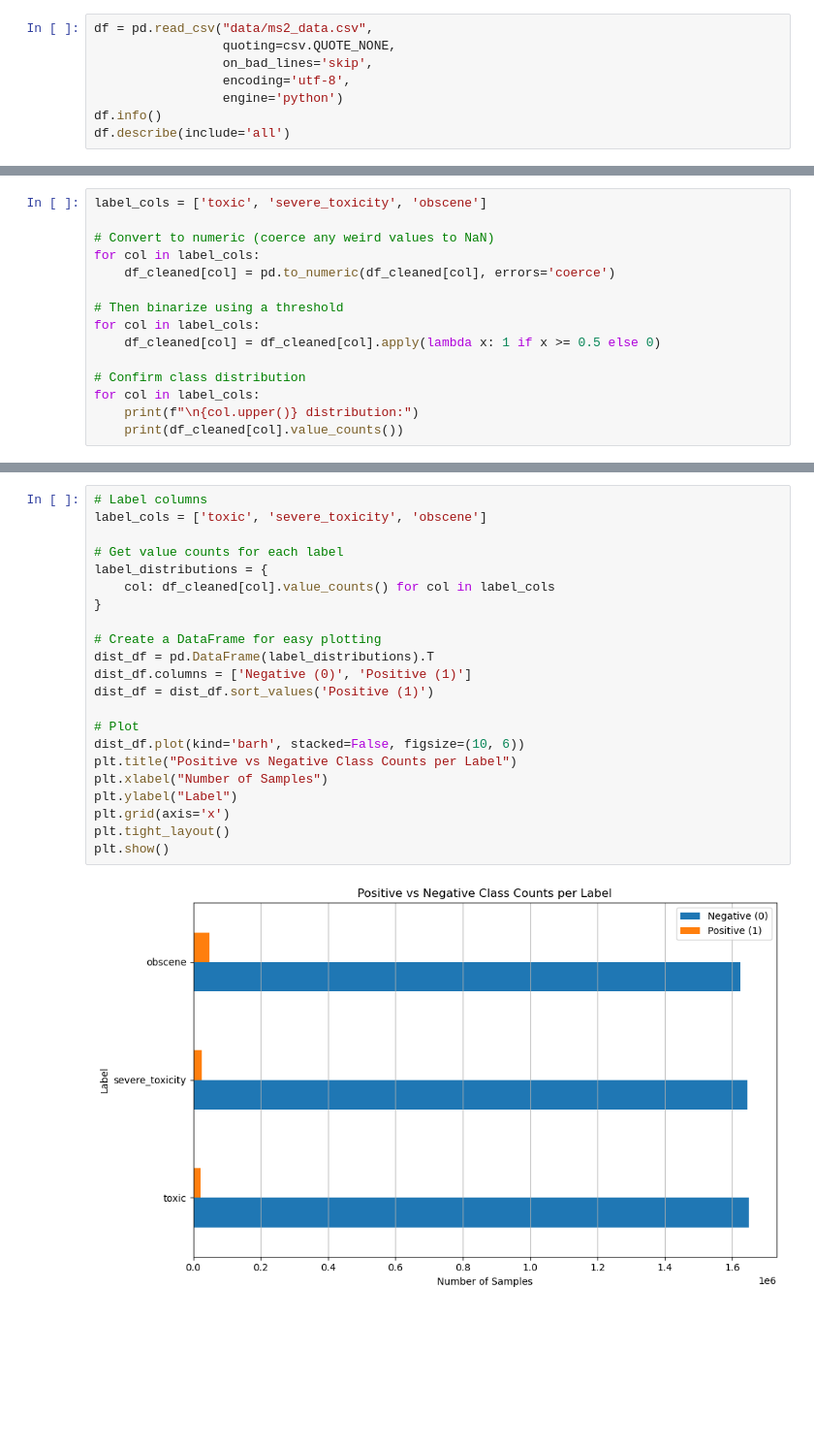
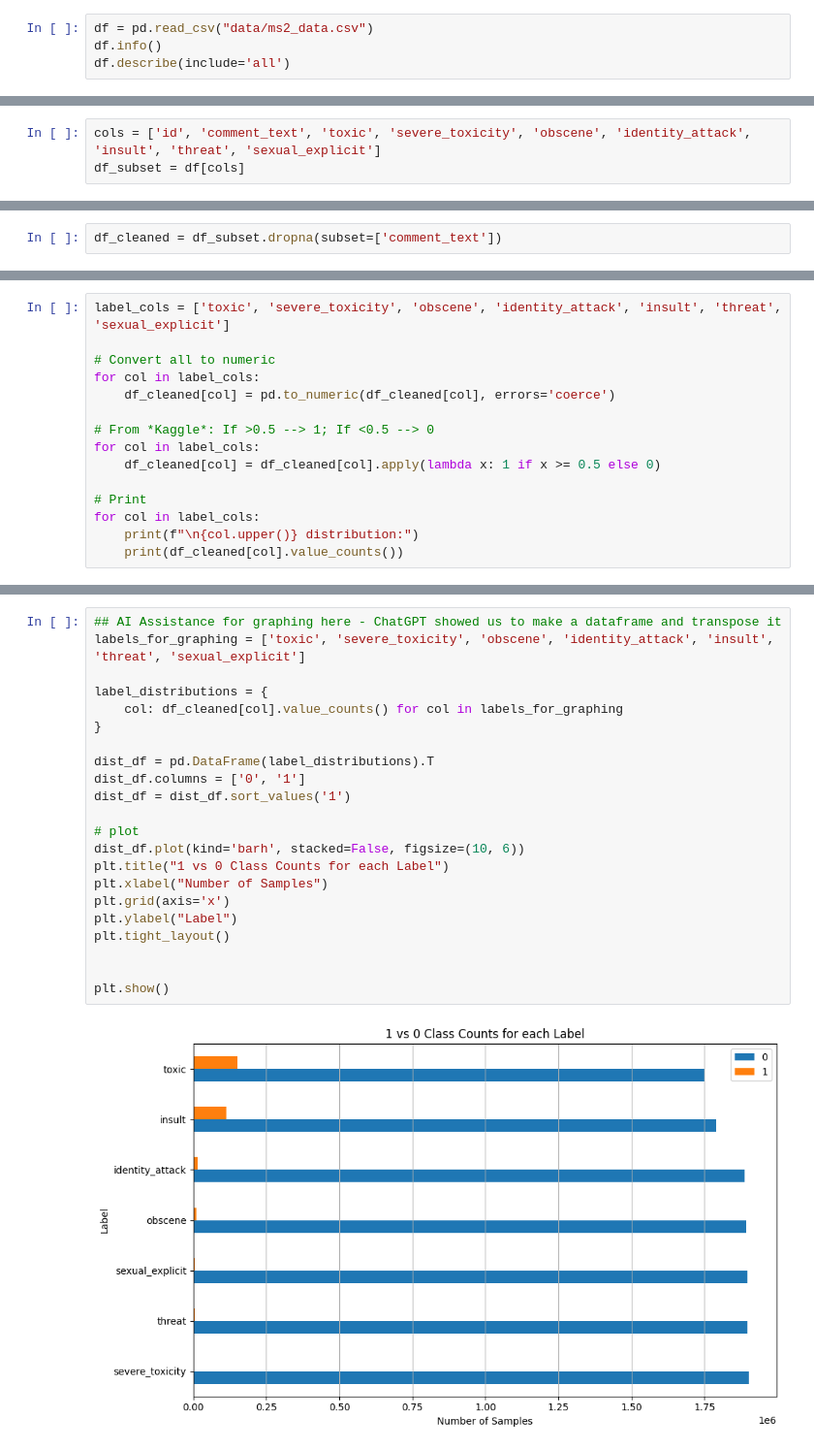
Before and after one commit to thexuanngu/toxicity, a Jupyter notebook: ms2.ipynb, the cells around one changed output, grey strips where cells are left out. Shown at 97% size. Drawn from its saved outputs; the diff is of its cells as text; blank space fills up the shorter version.

```diff
--- a/ms2.ipynb
+++ b/ms2.ipynb
@@ -15,9 +36,5 @@ import os
 # %%
-df = pd.read_csv("data/ms2_data.csv",
-                 quoting=csv.QUOTE_NONE,
-                 on_bad_lines='skip',
-                 encoding='utf-8',
-                 engine='python')
+df = pd.read_csv("data/ms2_data.csv")
 df.info()
 df.describe(include='all')
 # %% [output]
@@ -174,0 +118,3 @@ Final cleaned dataset shape: (1671781, 11)
+# %%
+cols = ['id', 'comment_text', 'toxic', 'severe_toxicity', 'obscene', 'identity_attack', 'insult', 'threat', 'sexual_explicit']
+df_subset = df[cols]
@@ -174,0 +150,2 @@ Final cleaned dataset shape: (1671781, 11)
+# %%
+df_cleaned = df_subset.dropna(subset=['comment_text'])
@@ -175,15 +158,15 @@ Final cleaned dataset shape: (1671781, 11)
 # %%
-label_cols = ['toxic', 'severe_toxicity', 'obscene']
+label_cols = ['toxic', 'severe_toxicity', 'obscene', 'identity_attack', 'insult', 'threat', 'sexual_explicit']
 
-# Convert to numeric (coerce any weird values to NaN)
+# Convert all to numeric
 for col in label_cols:
     df_cleaned[col] = pd.to_numeric(df_cleaned[col], errors='coerce')
 
-# Then binarize using a threshold
+# From *Kaggle*: If >0.5 --> 1; If <0.5 --> 0
 for col in label_cols:
     df_cleaned[col] = df_cleaned[col].apply(lambda x: 1 if x >= 0.5 else 0)
 
-# Confirm class distribution
+# Print
 for col in label_cols:
     print(f"\n{col.upper()} distribution:")
     print(df_cleaned[col].value_counts())
@@ -208,24 +201,24 @@ Name: count, dtype: int64
 # %%
-# Label columns
-label_cols = ['toxic', 'severe_toxicity', 'obscene']
+## AI Assistance for graphing here - ChatGPT showed us to make a dataframe and transpose it
+labels_for_graphing = ['toxic', 'severe_toxicity', 'obscene', 'identity_attack', 'insult', 'threat', 'sexual_explicit']
 
-# Get value counts for each label
 label_distributions = {
-    col: df_cleaned[col].value_counts() for col in label_cols
+    col: df_cleaned[col].value_counts() for col in labels_for_graphing
 }
 
-# Create a DataFrame for easy plotting
 dist_df = pd.DataFrame(label_distributions).T
-dist_df.columns = ['Negative (0)', 'Positive (1)']
-dist_df = dist_df.sort_values('Positive (1)')
+dist_df.columns = ['0', '1']
+dist_df = dist_df.sort_values('1')
 
-# Plot
+# plot
 dist_df.plot(kind='barh', stacked=False, figsize=(10, 6))
-plt.title("Positive vs Negative Class Counts per Label")
+plt.title("1 vs 0 Class Counts for each Label")
 plt.xlabel("Number of Samples")
+plt.grid(axis='x')
 plt.ylabel("Label")
-plt.grid(axis='x')
 plt.tight_layout()
+
+
 plt.show()
 # %% [output]
-[figure, old version]
+[figure, new version]
```
Also changed, not shown: parts of 35 cells of this notebook, 3 other files.
